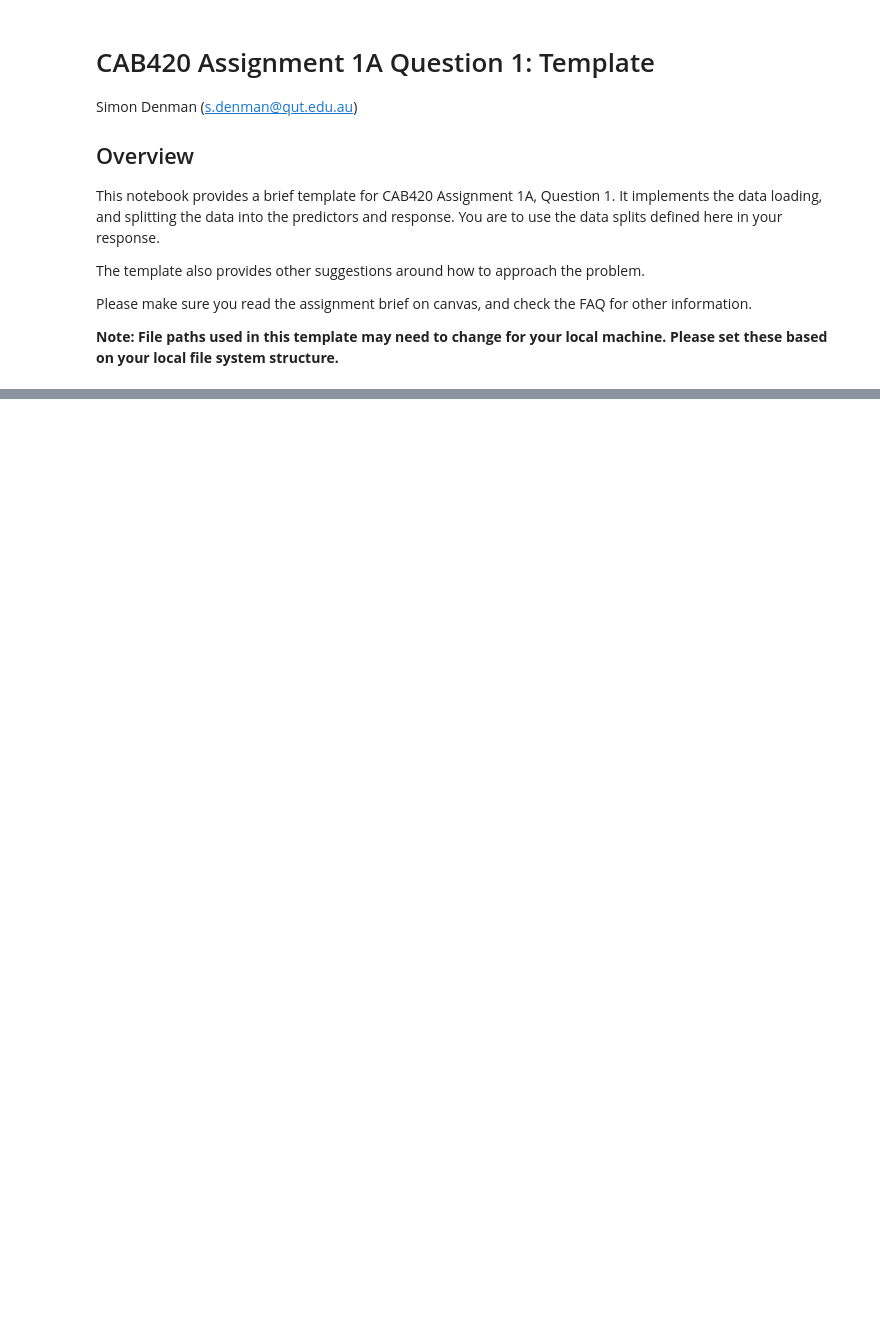
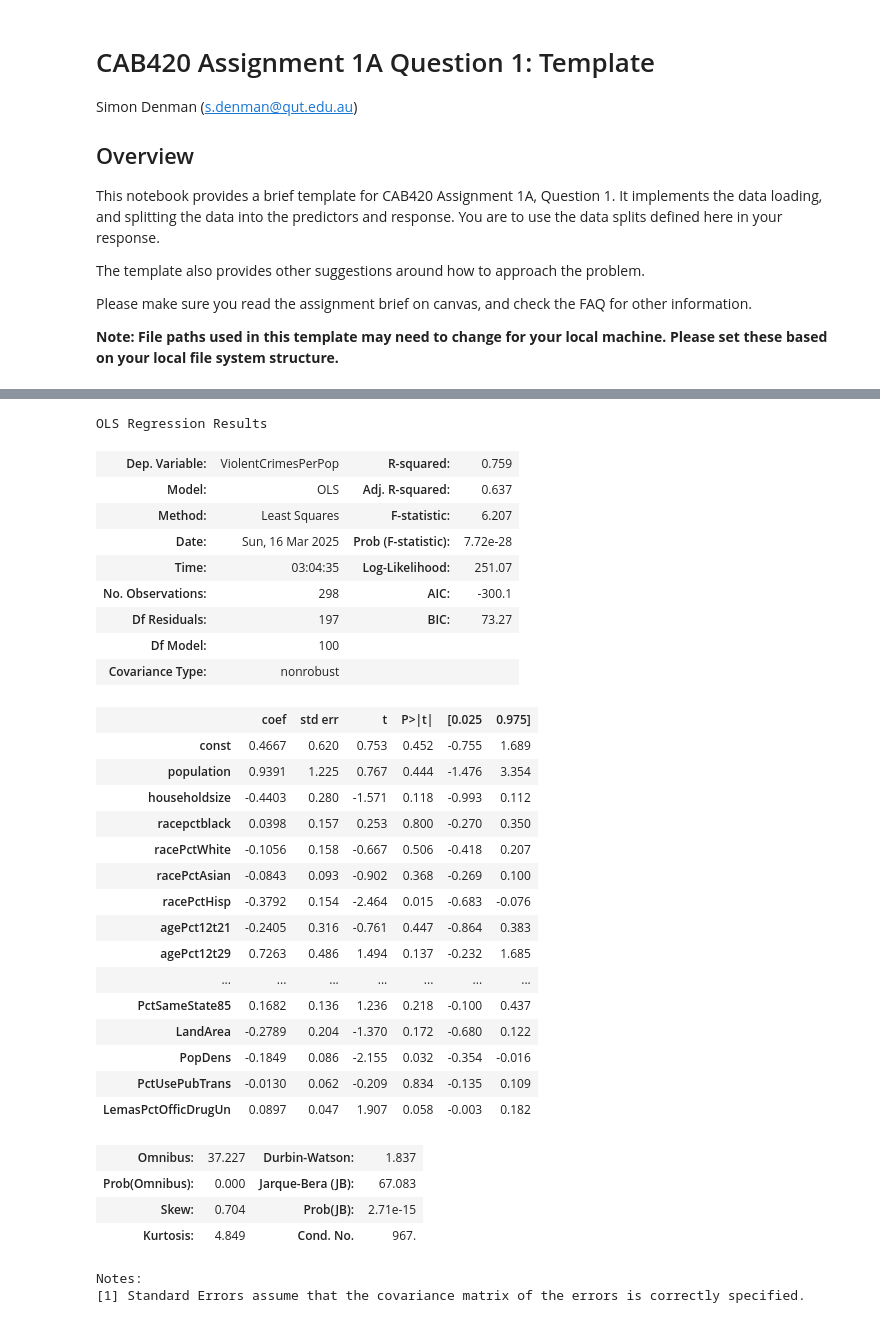
Before and after one commit to SegusFaultise/CAB420-Assessment-1A, a Jupyter notebook: CAB420_A1A_Q1_Template.ipynb, the cells around one changed output, grey strips where cells are left out. Saved outputs shown, nothing was run; the diff lists cells and outputs as text; code cells hidden in the pictures; blank space fills up the shorter version.

```diff
--- a/CAB420_A1A_Q1_Template.ipynb
+++ b/CAB420_A1A_Q1_Template.ipynb
@@ -34,13 +44,53 @@ y_test = test.iloc[:,-1]
 # %%
 # train your Linear Regression model here. Data has already been split into predictors (X_train, X_val and X_test) and the
 # desired response (y_train, y_val and y_test above).
 #
 # Note that you DO NOT NEED to remove any variables, or add higher order terms. JUST USE THE DATA AS IS.
 #
 
 # Once you've trained the model, evaluate it. This would include:
 #  - Measuring the accuracy of the model (i.e. RMSE or similar measures)
 #  - Looking at the properties of the fitted model, for example the R^2, and if all terms are contributing to the model
 #  - Considering the validity of the trained model. This could include assumptions about independent predictors, and the
 #    distribution of the residuals
 # Your write-up should include your findings regarding the above.
+
+import statsmodels.api as sm
+
+X_train_const = sm.add_constant(X_train)
+model = sm.OLS(y_train, X_train_const).fit()
+
+model.summary()
+# %% [output]
+OLS Regression Results
+| Dep. Variable: | ViolentCrimesPerPop | R-squared: | 0.759 |
+| Model: | OLS | Adj. R-squared: | 0.637 |
+| Method: | Least Squares | F-statistic: | 6.207 |
+| Date: | Sun, 16 Mar 2025 | Prob (F-statistic): | 7.72e-28 |
+| Time: | 03:04:35 | Log-Likelihood: | 251.07 |
+| No. Observations: | 298 | AIC: | -300.1 |
+| Df Residuals: | 197 | BIC: | 73.27 |
+| Df Model: | 100 |  |  |
+| Covariance Type: | nonrobust |  |  |
+|  | coef | std err | t | P>|t| | [0.025 | 0.975] |
+| const | 0.4667 | 0.620 | 0.753 | 0.452 | -0.755 | 1.689 |
+| population | 0.9391 | 1.225 | 0.767 | 0.444 | -1.476 | 3.354 |
+| householdsize | -0.4403 | 0.280 | -1.571 | 0.118 | -0.993 | 0.112 |
+| racepctblack | 0.0398 | 0.157 | 0.253 | 0.800 | -0.270 | 0.350 |
+| racePctWhite | -0.1056 | 0.158 | -0.667 | 0.506 | -0.418 | 0.207 |
+| racePctAsian | -0.0843 | 0.093 | -0.902 | 0.368 | -0.269 | 0.100 |
+| racePctHisp | -0.3792 | 0.154 | -2.464 | 0.015 | -0.683 | -0.076 |
+| agePct12t21 | -0.2405 | 0.316 | -0.761 | 0.447 | -0.864 | 0.383 |
+| agePct12t29 | 0.7263 | 0.486 | 1.494 | 0.137 | -0.232 | 1.685 |
+| ... | ... | ... | ... | ... | ... | ... |
+| PctSameState85 | 0.1682 | 0.136 | 1.236 | 0.218 | -0.100 | 0.437 |
+| LandArea | -0.2789 | 0.204 | -1.370 | 0.172 | -0.680 | 0.122 |
+| PopDens | -0.1849 | 0.086 | -2.155 | 0.032 | -0.354 | -0.016 |
+| PctUsePubTrans | -0.0130 | 0.062 | -0.209 | 0.834 | -0.135 | 0.109 |
+| LemasPctOfficDrugUn | 0.0897 | 0.047 | 1.907 | 0.058 | -0.003 | 0.182 |
+| Omnibus: | 37.227 | Durbin-Watson: | 1.837 |
+| Prob(Omnibus): | 0.000 | Jarque-Bera (JB): | 67.083 |
+| Skew: | 0.704 | Prob(JB): | 2.71e-15 |
+| Kurtosis: | 4.849 | Cond. No. | 967. |
+Notes:
+[1] Standard Errors assume that the covariance matrix of the errors is correctly specified.
```
Also changed, not shown: parts of 10 cells of this notebook, 4 other files.
